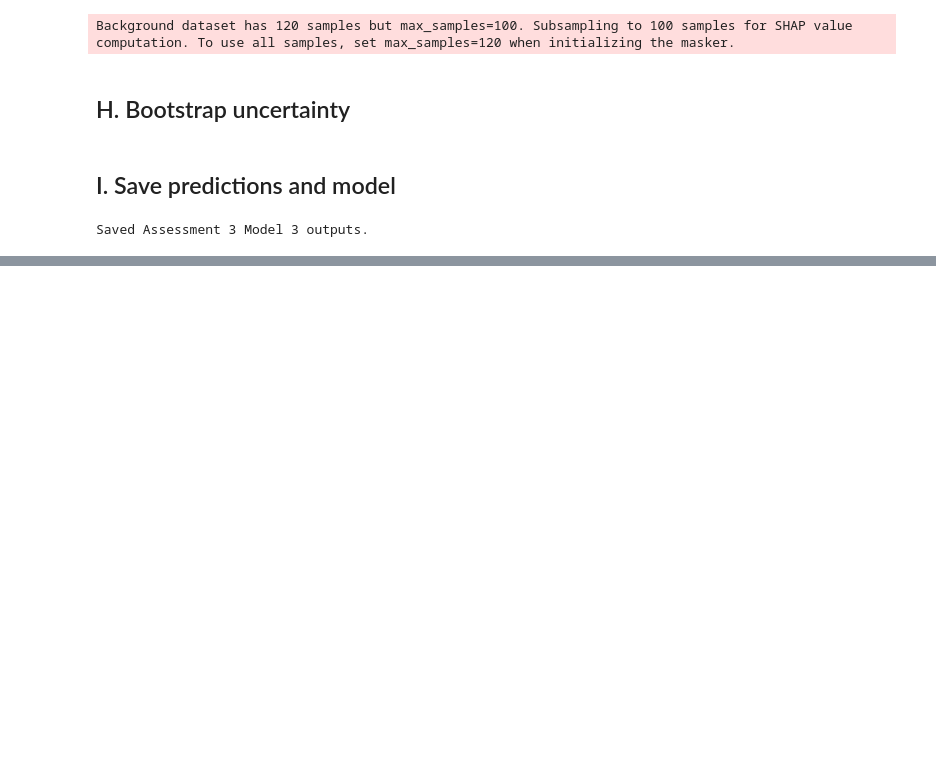
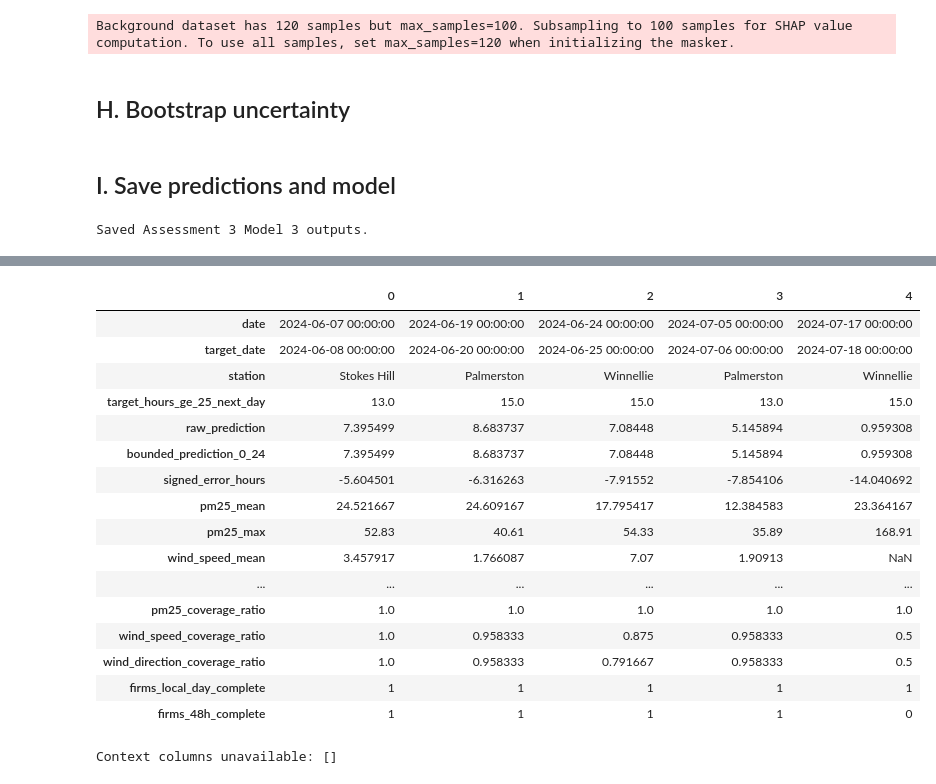
Before and after one commit to Dan5-Theme2/PRT661---DATA-SCIENCE-PRACTICE---Dan5---Theme2, a Jupyter notebook: Source code/Navodya - Model 3_Count_Explainability.ipynb, the cells around one changed output, grey strips where cells are left out. Saved outputs shown, nothing was run; the diff lists cells and outputs as text; code cells hidden in the pictures; blank space fills up the shorter version.

```diff
--- a/Source code/Navodya - Model 3_Count_Explainability.ipynb
+++ b/Source code/Navodya - Model 3_Count_Explainability.ipynb
@@ -608,0 +705,71 @@ Saved Assessment 3 Model 3 outputs.
+# %%
+# Attach predictor-day conditions to the five prolonged cases.
+keys = ["station", "date", "target_date"]
+
+context_candidates = [
+    "pm25_mean",
+    "pm25_max",
+    "wind_speed_mean",
+    "wind_dir_sin_mean",
+    "wind_dir_cos_mean",
+    "humidity_mean",
+    "fire_count_48h",
+    "frp_sum_48h",
+    "fsi_total",
+    "aligned_frp_sum",
+    "upwind_frp_sum",
+    "pm25_coverage_ratio",
+    "wind_speed_coverage_ratio",
+    "wind_direction_coverage_ratio",
+    "firms_local_day_complete",
+    "firms_48h_complete",
+]
+
+context_cols = [
+    col for col in context_candidates
+    if col in integrated_daily.columns
+]
+
+prolonged_context = prolonged_cases.merge(
+    integrated_daily[keys + context_cols],
+    on=keys,
+    how="left",
+    validate="one_to_one",
+    indicator=True,
+)
+
+if not prolonged_context["_merge"].eq("both").all():
+    raise ValueError("Some prolonged cases did not match the checkpoint.")
+
+prolonged_context = prolonged_context.drop(columns="_merge")
+
+display(prolonged_context.T)
+
+prolonged_context.to_csv(
+    table_dir / "a4_model3_prolonged_event_context.csv",
+    index=False,
+)
+
+print(
+    "Context columns unavailable:",
+    [c for c in context_candidates if c not in integrated_daily.columns],
+)
+# %% [output]
+|  | 0 | 1 | 2 | 3 | 4 |
+| date | 2024-06-07 00:00:00 | 2024-06-19 00:00:00 | 2024-06-24 00:00:00 | 2024-07-05 00:00:00 | 2024-07-17 00:00:00 |
+| target_date | 2024-06-08 00:00:00 | 2024-06-20 00:00:00 | 2024-06-25 00:00:00 | 2024-07-06 00:00:00 | 2024-07-18 00:00:00 |
+| station | Stokes Hill | Palmerston | Winnellie | Palmerston | Winnellie |
+| target_hours_ge_25_next_day | 13.0 | 15.0 | 15.0 | 13.0 | 15.0 |
+| raw_prediction | 7.395499 | 8.683737 | 7.08448 | 5.145894 | 0.959308 |
+| bounded_prediction_0_24 | 7.395499 | 8.683737 | 7.08448 | 5.145894 | 0.959308 |
+| signed_error_hours | -5.604501 | -6.316263 | -7.91552 | -7.854106 | -14.040692 |
+| pm25_mean | 24.521667 | 24.609167 | 17.795417 | 12.384583 | 23.364167 |
+| pm25_max | 52.83 | 40.61 | 54.33 | 35.89 | 168.91 |
+| wind_speed_mean | 3.457917 | 1.766087 | 7.07 | 1.90913 | NaN |
+| ... | ... | ... | ... | ... | ... |
+| pm25_coverage_ratio | 1.0 | 1.0 | 1.0 | 1.0 | 1.0 |
+| wind_speed_coverage_ratio | 1.0 | 0.958333 | 0.875 | 0.958333 | 0.5 |
+| wind_direction_coverage_ratio | 1.0 | 0.958333 | 0.791667 | 0.958333 | 0.5 |
+| firms_local_day_complete | 1 | 1 | 1 | 1 | 1 |
+| firms_48h_complete | 1 | 1 | 1 | 1 | 0 |
+Context columns unavailable: []
```
Also changed, not shown: parts of 9 cells of this notebook.
